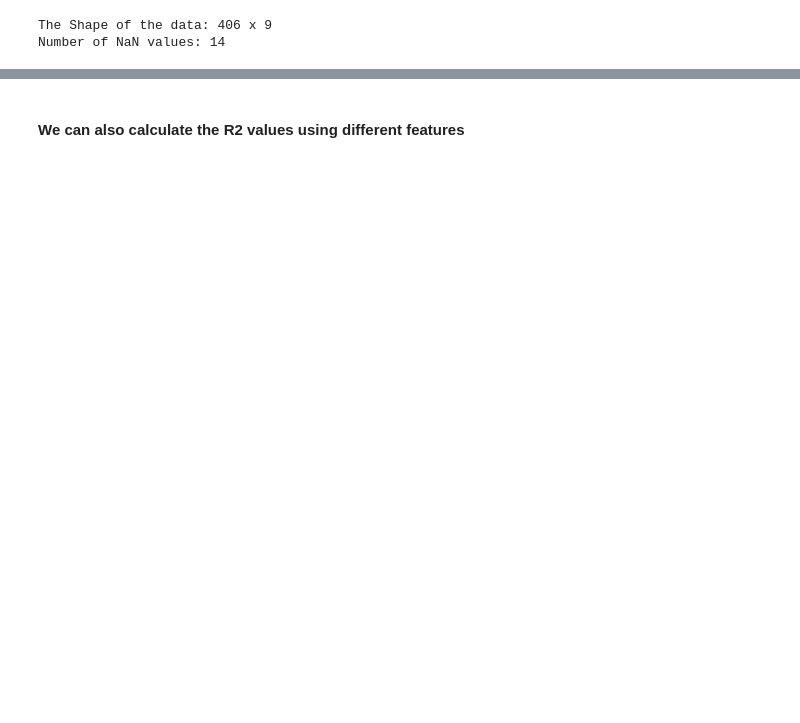
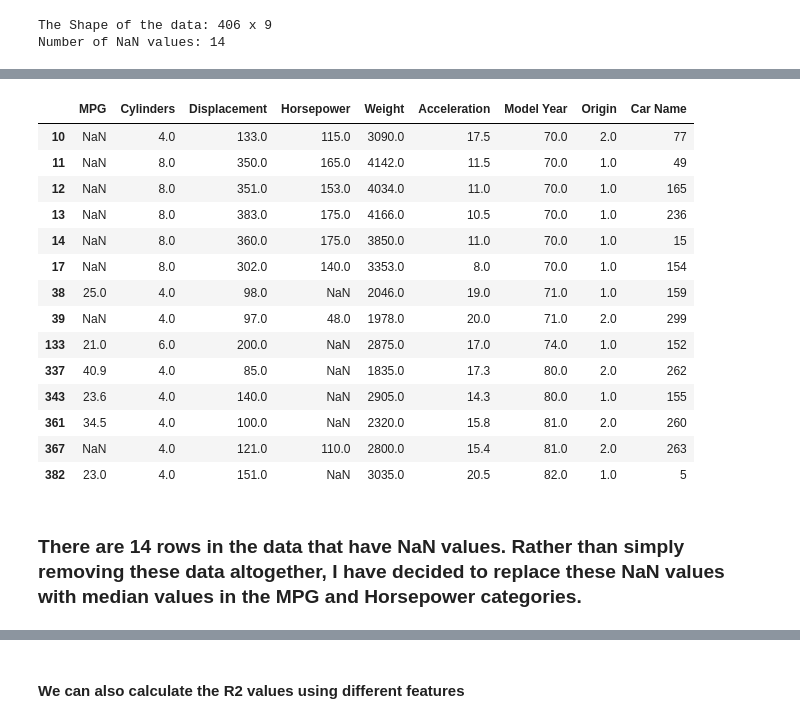
Before and after one commit to jjsimg/data_projects, a Jupyter notebook: mpg/mpg_analysis.ipynb, the cells around one changed output, grey strips where cells are left out. Drawn from its saved outputs; the diff is of its cells as text; code cells hidden in the pictures; blank space fills up the shorter version.

```diff
--- a/mpg/mpg_analysis.ipynb
+++ b/mpg/mpg_analysis.ipynb
@@ -50,0 +78,21 @@ Number of NaN values: 14
+# %%
+# Pull rows that have NaN values
+data[data.isnull().any(axis=1)]
+# %% [output]
+|  | MPG | Cylinders | Displacement | Horsepower | Weight | Acceleration | Model Year | Origin | Car Name |
+| 10 | NaN | 4.0 | 133.0 | 115.0 | 3090.0 | 17.5 | 70.0 | 2.0 | 77 |
+| 11 | NaN | 8.0 | 350.0 | 165.0 | 4142.0 | 11.5 | 70.0 | 1.0 | 49 |
+| 12 | NaN | 8.0 | 351.0 | 153.0 | 4034.0 | 11.0 | 70.0 | 1.0 | 165 |
+| 13 | NaN | 8.0 | 383.0 | 175.0 | 4166.0 | 10.5 | 70.0 | 1.0 | 236 |
+| 14 | NaN | 8.0 | 360.0 | 175.0 | 3850.0 | 11.0 | 70.0 | 1.0 | 15 |
+| 17 | NaN | 8.0 | 302.0 | 140.0 | 3353.0 | 8.0 | 70.0 | 1.0 | 154 |
+| 38 | 25.0 | 4.0 | 98.0 | NaN | 2046.0 | 19.0 | 71.0 | 1.0 | 159 |
+| 39 | NaN | 4.0 | 97.0 | 48.0 | 1978.0 | 20.0 | 71.0 | 2.0 | 299 |
+| 133 | 21.0 | 6.0 | 200.0 | NaN | 2875.0 | 17.0 | 74.0 | 1.0 | 152 |
+| 337 | 40.9 | 4.0 | 85.0 | NaN | 1835.0 | 17.3 | 80.0 | 2.0 | 262 |
+| 343 | 23.6 | 4.0 | 140.0 | NaN | 2905.0 | 14.3 | 80.0 | 1.0 | 155 |
+| 361 | 34.5 | 4.0 | 100.0 | NaN | 2320.0 | 15.8 | 81.0 | 2.0 | 260 |
+| 367 | NaN | 4.0 | 121.0 | 110.0 | 2800.0 | 15.4 | 81.0 | 2.0 | 263 |
+| 382 | 23.0 | 4.0 | 151.0 | NaN | 3035.0 | 20.5 | 82.0 | 1.0 | 5 |
+# %% [markdown]
+### There are 14 rows in the data that have NaN values. Rather than simply removing these data altogether, I have decided to replace these NaN values with median values in the MPG and Horsepower categories.
```
Also changed, not shown: parts of 27 cells of this notebook.
